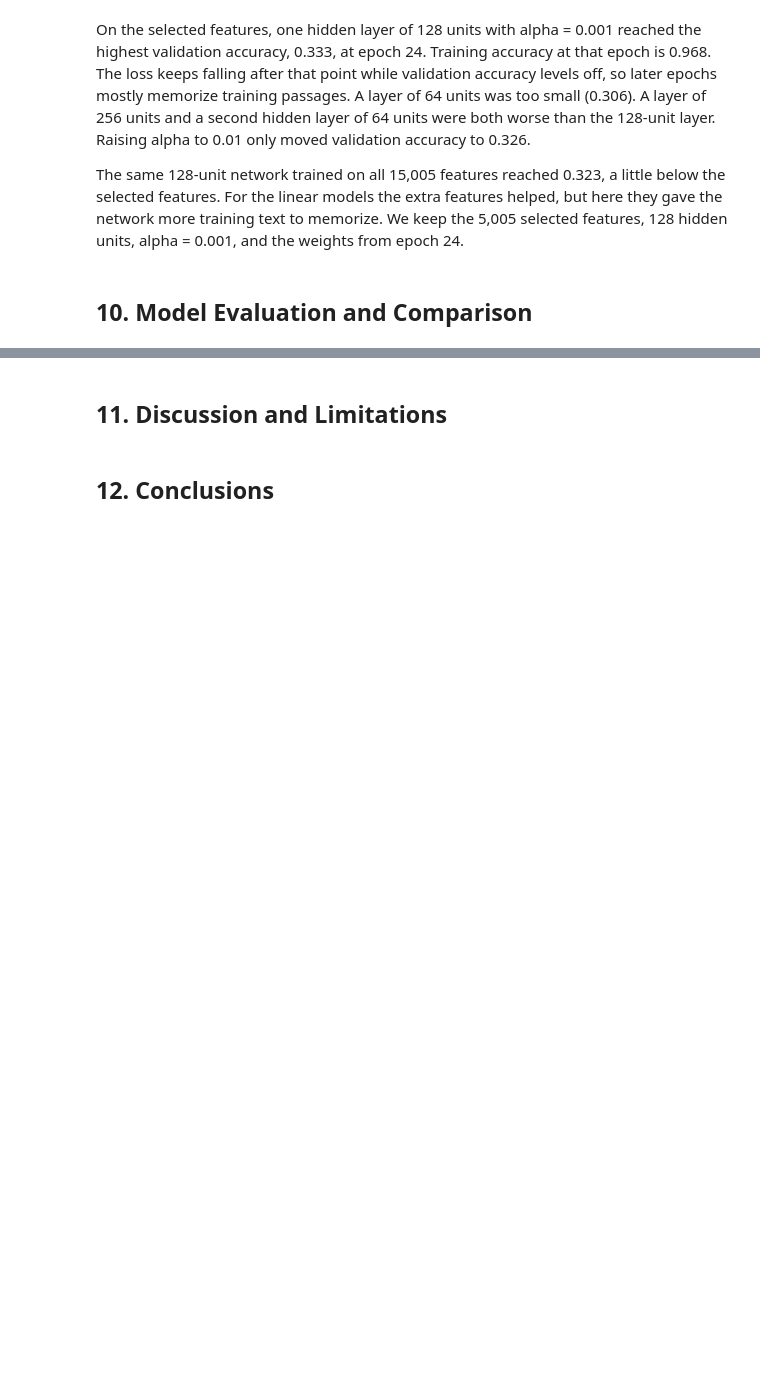
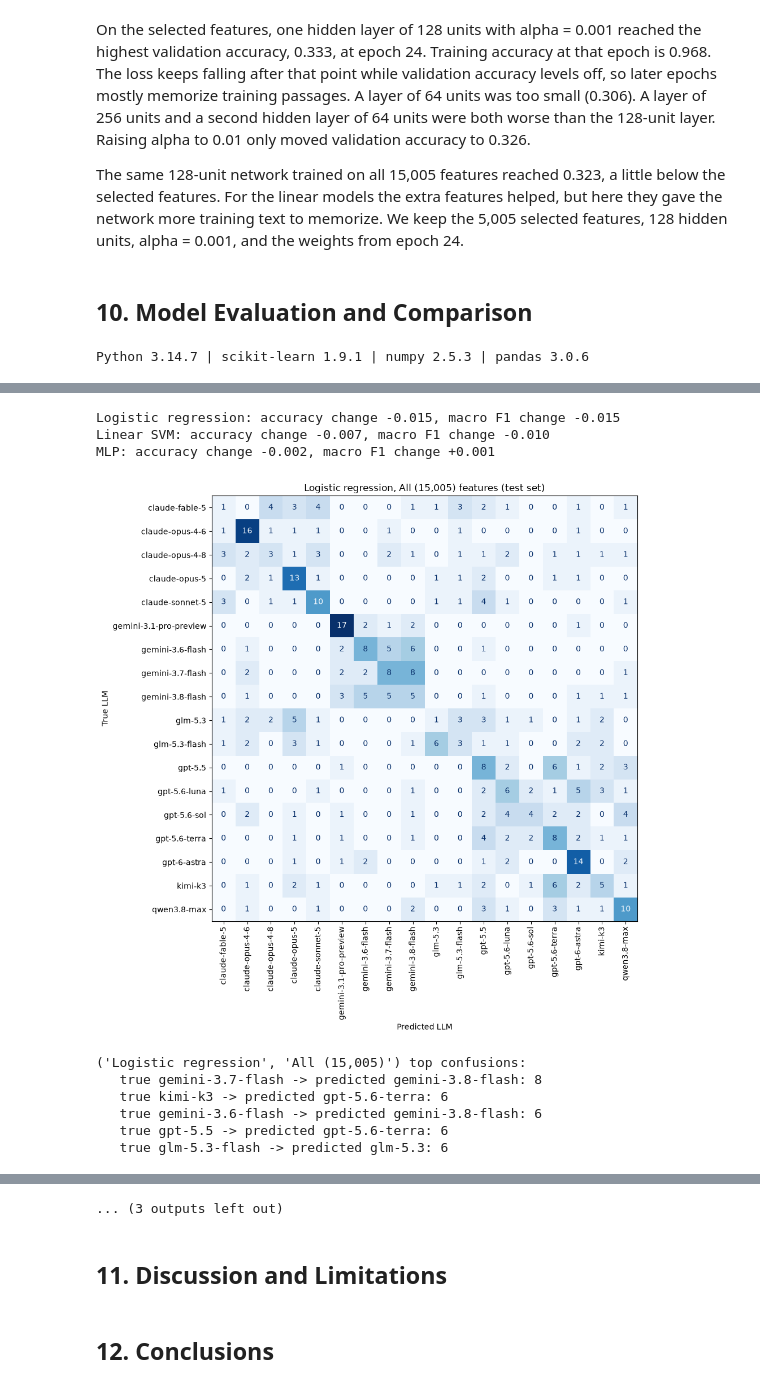
Before and after one commit to GarrettFordARTI405/ARTI450-Name-That-LLM, a Jupyter notebook: NameThatLLM.ipynb, the cells around one changed output, grey strips where cells are left out. Drawn from its saved outputs; the diff is of its cells as text; code cells hidden in the pictures; blank space fills up the shorter version.

Commit message:
Update execution counts in NameThatLLM.ipynb and add model evaluation results table.

```diff
--- a/NameThatLLM.ipynb
+++ b/NameThatLLM.ipynb
@@ -830,3 +830,68 @@ On the selected features, one hidden layer of 128 units with alpha = 0.001 reach
 The same 128-unit network trained on all 15,005 features reached 0.323, a little below the selected features. For the linear models the extra features helped, but here they gave the network more training text to memorize. We keep the 5,005 selected features, 128 hidden units, alpha = 0.001, and the weights from epoch 24.
 # %% [markdown]
 ## 10. Model Evaluation and Comparison
+# %%
+import sys
+import sklearn
+from sklearn.metrics import precision_recall_fscore_support, confusion_matrix, ConfusionMatrixDisplay
+
+print("Python", sys.version.split()[0], "| scikit-learn", sklearn.__version__,
+      "| numpy", np.__version__, "| pandas", pd.__version__)
+
+def best_C(results, feats):
+    rows = results[results["Features"] == feats]
+    return rows.sort_values(["Validation accuracy", "Training accuracy"],
+                            ascending=[False, True]).iloc[0]["C"]
+
+final_models = {}
+for feats in ["All (15,005)", "Selected (5,005)"]:
+    X_tr, X_va, X_te = logreg_matrices[feats]
+    lr = LogisticRegression(C=best_C(logreg_results, feats), solver="lbfgs",
+                            max_iter=800, random_state=42).fit(X_tr, y_train)
+    svm = LinearSVC(C=best_C(svm_results, feats), dual=True,
+                    max_iter=4000, random_state=42).fit(X_tr, y_train)
+    final_models[("Logistic regression", feats)] = (lr, X_te)
+    final_models[("Linear SVM", feats)] = (svm, X_te)
+
+final_models[("MLP", "All (15,005)")] = (model_all, mlp_matrices["All (15,005)"][2])
+final_models[("MLP", "Selected (5,005)")] = (best_run["model"], mlp_matrices["Selected (5,005)"][2])
+
+rows, preds = [], {}
+for (name, feats), (model, X_te) in final_models.items():
+    pred = model.predict(X_te)
+    preds[(name, feats)] = pred
+    p, r, f, _ = precision_recall_fscore_support(y_test, pred, average="macro", zero_division=0)
+    rows.append({"Classifier": name, "Feature set": feats,
+                 "Accuracy": accuracy_score(y_test, pred),
+                 "Macro precision": p, "Macro recall": r, "Macro F1": f})
+
+test_results = pd.DataFrame(rows)
+order = {"Logistic regression": 0, "Linear SVM": 1, "MLP": 2}
+test_results = test_results.sort_values(["Classifier", "Feature set"],
+                                        key=lambda s: s.map(order) if s.name == "Classifier" else s)
+display(test_results.round(3))
+
+# Change from feature selection (Selected minus All) for each model
+for name in order:
+    a = test_results[(test_results.Classifier == name) & (test_results["Feature set"] == "All (15,005)")].iloc[0]
+    s = test_results[(test_results.Classifier == name) & (test_results["Feature set"] == "Selected (5,005)")].iloc[0]
+    print(f"{name}: accuracy change {s.Accuracy - a.Accuracy:+.3f}, macro F1 change {s['Macro F1'] - a['Macro F1']:+.3f}")
+
+# Confusion matrices and most common confusions
+labels = label_encoder.classes_
+for key, pred in preds.items():
+    cm = confusion_matrix(y_test, pred, labels=range(len(labels)))
+    fig, ax = plt.subplots(figsize=(10, 10))
+    ConfusionMatrixDisplay(cm, display_labels=labels).plot(ax=ax, xticks_rotation=90,
+                                                           colorbar=False, cmap="Blues")
+    ax.set_title(f"{key[0]}, {key[1]} features (test set)")
+    ax.set_xlabel("Predicted LLM"); ax.set_ylabel("True LLM")
+    plt.tight_layout(); plt.show()
+
+    off = cm.copy(); np.fill_diagonal(off, 0)
+    top = np.dstack(np.unravel_index(np.argsort(off.ravel())[::-1][:5], off.shape))[0]
+    print(key, "top confusions:")
+    for t, p_ in top:
+        print(f"   true {labels[t]} -> predicted {labels[p_]}: {off[t, p_]}")
+# %% [output]
+Python 3.14.7 | scikit-learn 1.9.1 | numpy 2.5.3 | pandas 3.0.6
@@ -832,0 +905,10 @@ The same 128-unit network trained on all 15,005 features reached 0.323, a little
+Logistic regression: accuracy change -0.015, macro F1 change -0.015
+Linear SVM: accuracy change -0.007, macro F1 change -0.010
+MLP: accuracy change -0.002, macro F1 change +0.001
+[figure, added]
+('Logistic regression', 'All (15,005)') top confusions:
+   true gemini-3.7-flash -> predicted gemini-3.8-flash: 8
+   true kimi-k3 -> predicted gpt-5.6-terra: 6
+   true gemini-3.6-flash -> predicted gemini-3.8-flash: 6
+   true gpt-5.5 -> predicted gpt-5.6-terra: 6
+   true glm-5.3-flash -> predicted glm-5.3: 6
@@ -833,3 +937,4 @@ The same 128-unit network trained on all 15,005 features reached 0.323, a little
+... (3 outputs left out)
 # %% [markdown]
 ## 11. Discussion and Limitations
 # %% [markdown]
```
Also changed, not shown: parts of 1 cell of this notebook.
